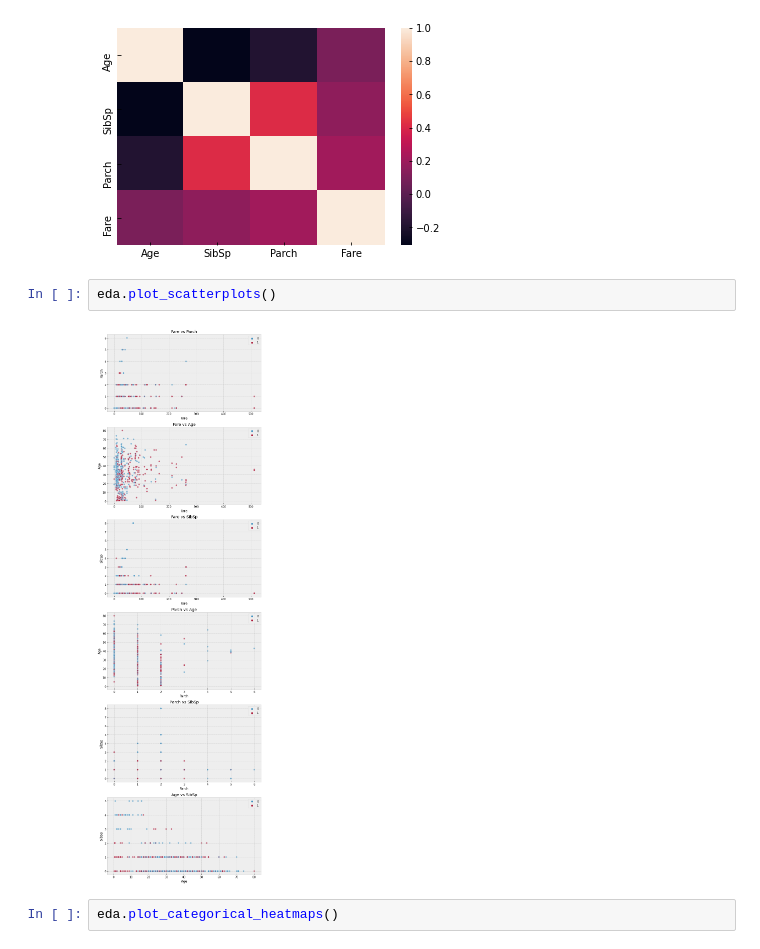
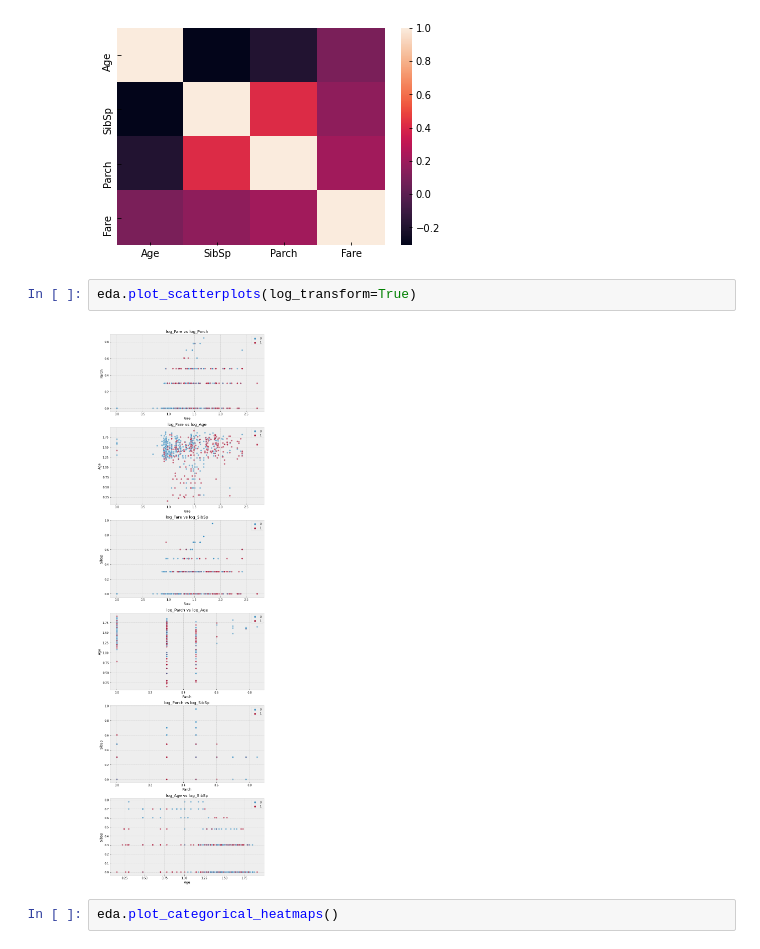
Before and after one commit to IndyD/data-science-tools, a Jupyter notebook: autoEDA/example_notebook.ipynb, the cells around one changed output. Cells and saved outputs as stored; diff of their text form.

```diff
--- a/autoEDA/example_notebook.ipynb
+++ b/autoEDA/example_notebook.ipynb
@@ -50,9 +45,9 @@ eda.plot_corr_heatmap()
 # %% [output]
 [figure]
 # %%
-eda.plot_scatterplots()
+eda.plot_scatterplots(log_transform=True)
 # %% [output]
-[figure, old version]
+[figure, new version]
 # %%
 eda.plot_categorical_heatmaps()
 # %% [output]
```
Also changed, not shown: parts of 4 cells of this notebook, 3 other files.
